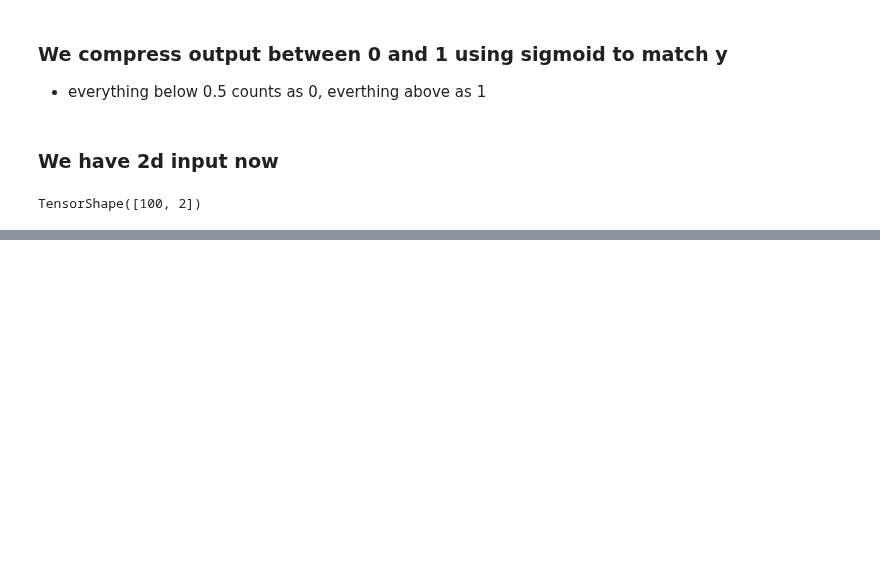
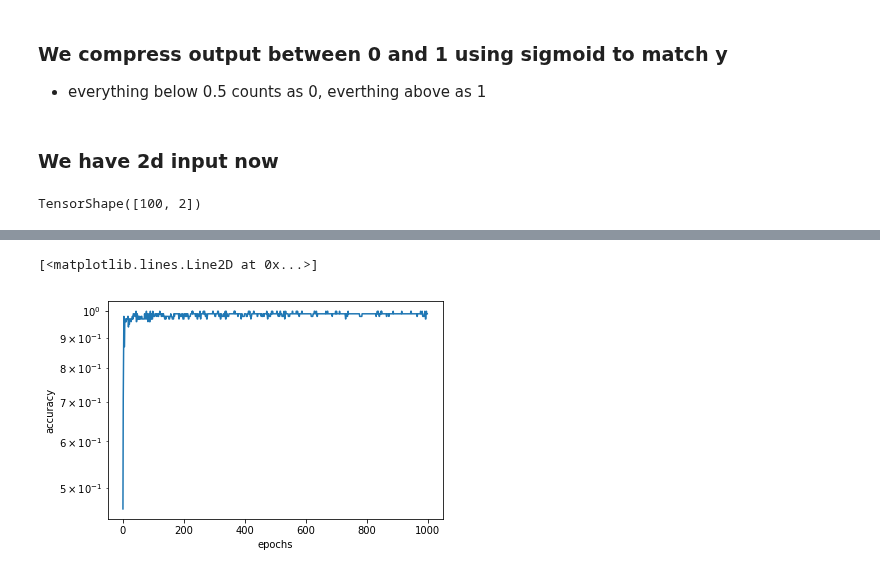
Before and after one commit to subodhchhabra/ai, a Jupyter notebook: notebooks/tf2/tf-low-level.ipynb, the cells around one changed output, grey strips where cells are left out. Saved outputs shown, nothing was run; the diff lists cells and outputs as text; code cells hidden in the pictures; blank space fills up the shorter version.

```diff
--- a/notebooks/tf2/tf-low-level.ipynb
+++ b/notebooks/tf2/tf-low-level.ipynb
@@ -670,0 +684,8 @@ plt.scatter(X[:,0], X[:,1], c=y_pred_binary, cmap=ListedColormap(['#AA6666', '#6
+# %%
+from tensorflow.keras.layers import Dense
+
+model = tf.keras.Sequential()
+
+model.add(Dense(units=1, activation='sigmoid', input_dim=2))
+
+model.summary()
@@ -670,0 +703,9 @@ plt.scatter(X[:,0], X[:,1], c=y_pred_binary, cmap=ListedColormap(['#AA6666', '#6
+# %%
+%%time
+
+model.compile(loss='binary_crossentropy',
+             optimizer=optimizer, # adam, unchanged from the previous one
+             metrics=['accuracy'])
+
+# does a similar thing internally as our loop from above
+history = model.fit(x, y_true, epochs=EPOCHS, verbose=0)
@@ -670,0 +721,9 @@ plt.scatter(X[:,0], X[:,1], c=y_pred_binary, cmap=ListedColormap(['#AA6666', '#6
+# %%
+plt.yscale('log')
+plt.ylabel("accuracy")
+plt.xlabel("epochs")
+
+plt.plot(history.history['accuracy'])
+# %% [output]
+[<matplotlib.lines.Line2D at 0x...>]
+[figure, added]
```
Also changed, not shown: parts of 48 cells of this notebook.
